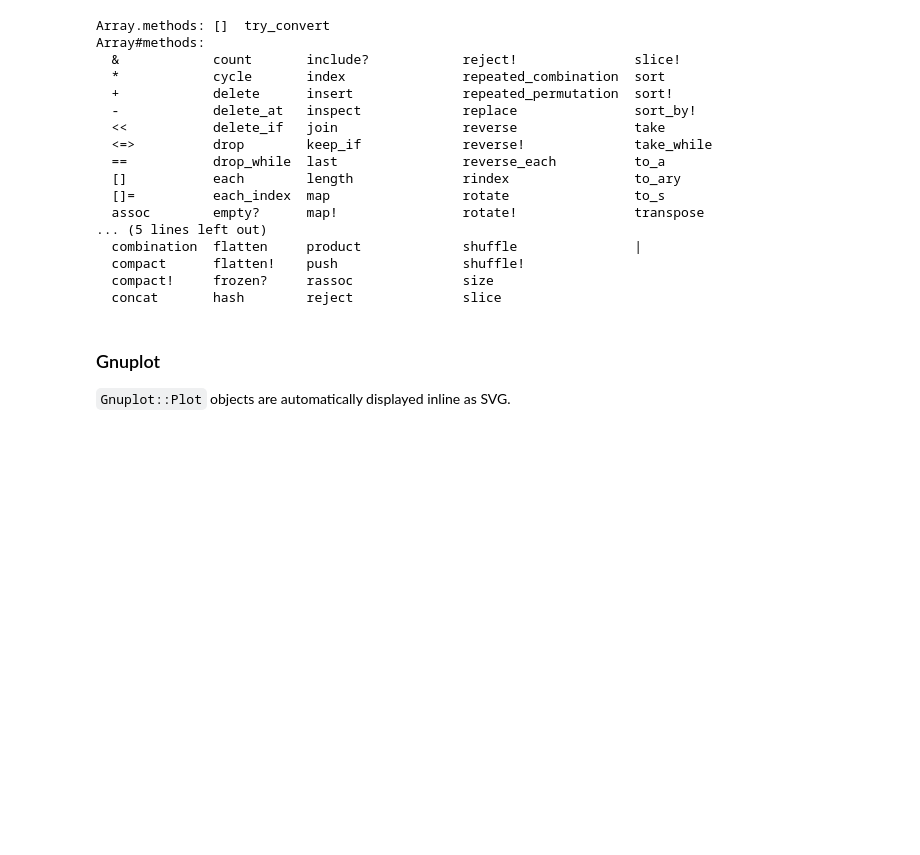
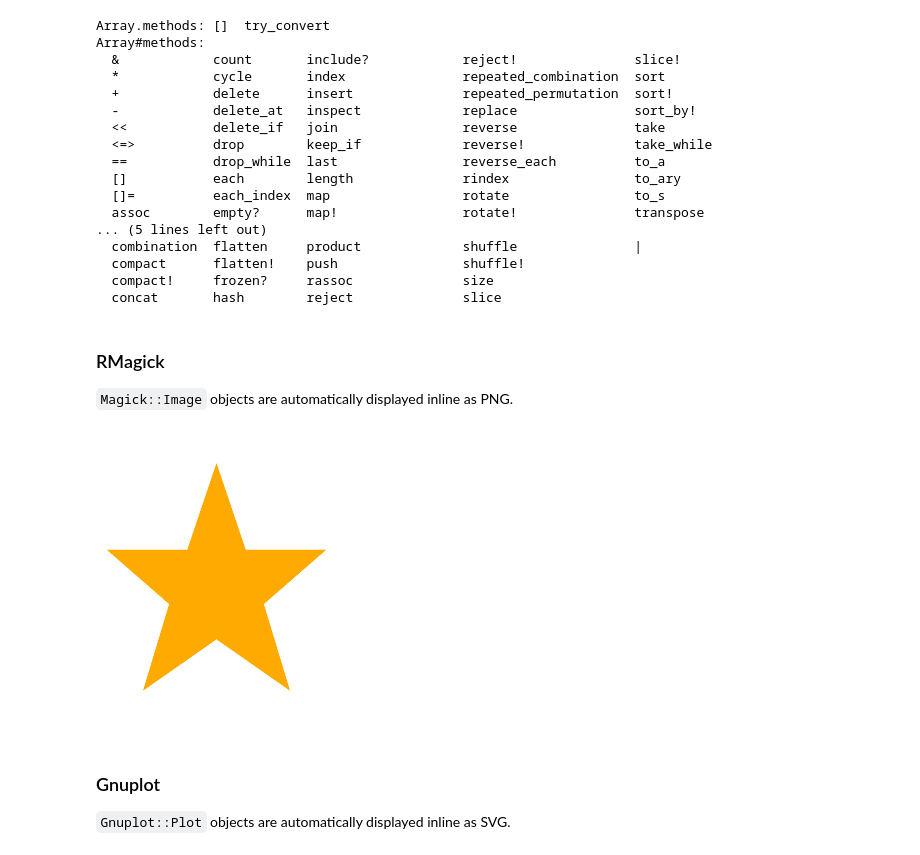
Before and after one commit to SciRuby/iruby, a Jupyter notebook: IRuby-Example.ipynb, the cells around one changed output. Drawn from its saved outputs; the diff is of its cells as text; code cells hidden in the pictures; blank space fills up the shorter version.

Commit message:
automatically set RMagick format, add RMagick example

```diff
--- a/IRuby-Example.ipynb
+++ b/IRuby-Example.ipynb
@@ -72,6 +72,29 @@ Array#methods:
   compact      flatten!    push                shuffle!
   compact!     frozen?     rassoc              size
   concat       hash        reject              slice
+# %% [markdown]
+### RMagick
+
+`Magick::Image` objects are automatically displayed inline as PNG.
+# %%
+require 'RMagick'
+
+img = Magick::Image.new(240, 300)
+gc = Magick::Draw.new
+gc.fill('#FFAA00')
+
+x = 120
+y = 32.5
+gc.polygon(x,    y,     x+29, y+86,  x+109, y+86,
+           x+47, y+140, x+73, y+226, x,     y+175,
+           x-73, y+226, x-47, y+140, x-109, y+86,
+           x-29, y+86)
+
+gc.draw(img)
+
+img
+# %% [output]
+[figure, added]
 # %% [markdown]
 ### Gnuplot
 
```
Also changed, not shown: parts of 3 cells of this notebook, 1 other file.
